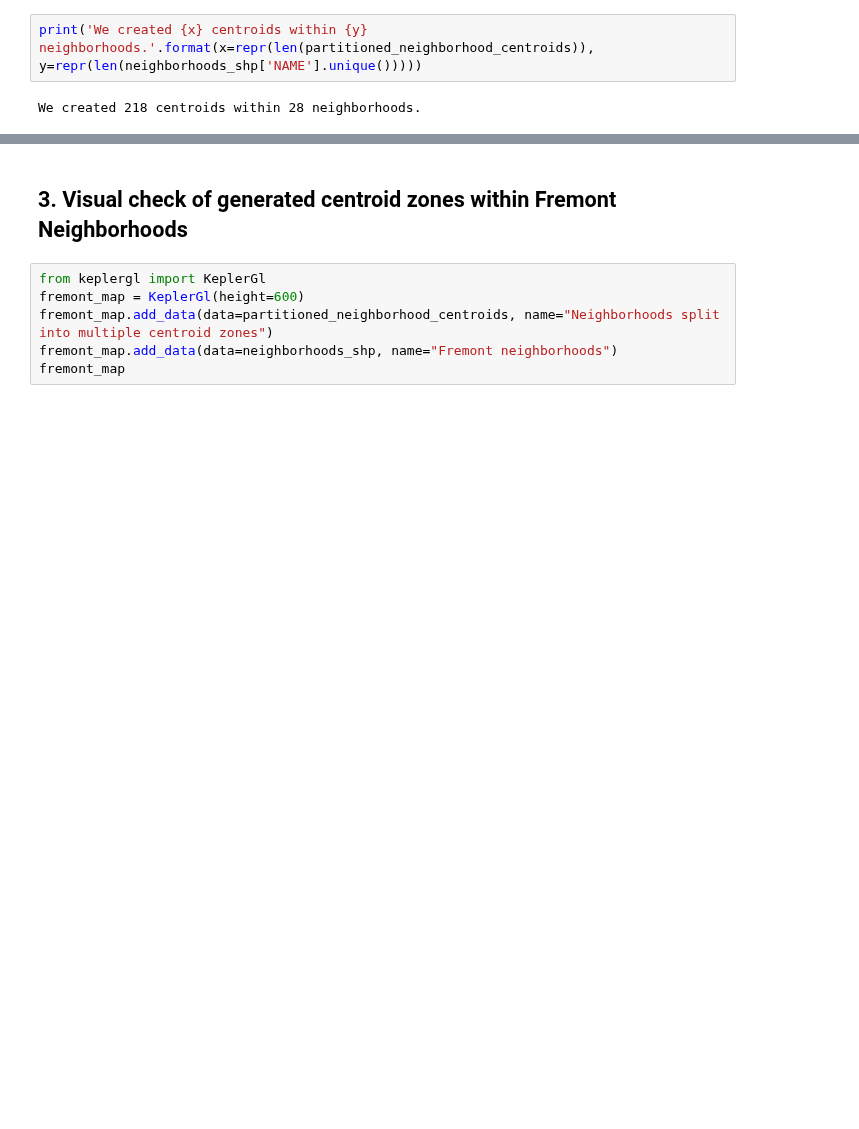
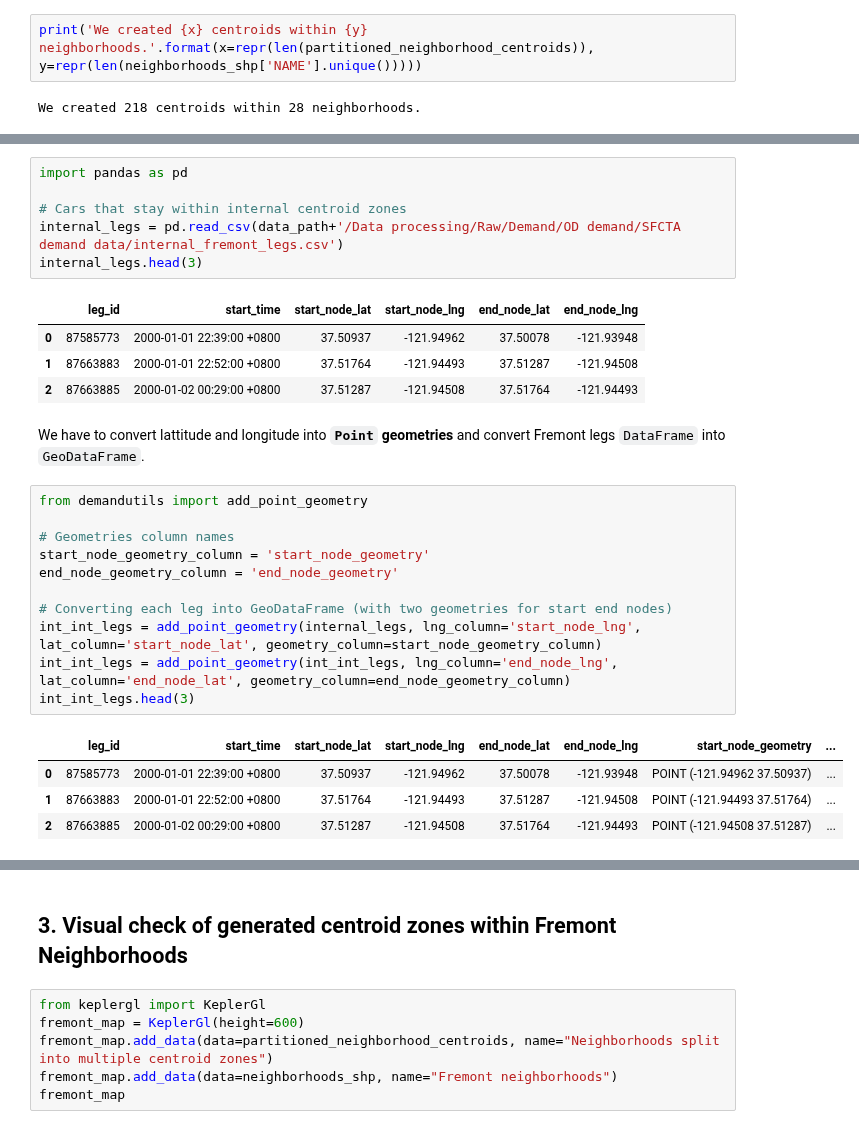
Before and after one commit to Fremont-project/data-processing, a Jupyter notebook: pipeline/demand/Generating centroids within Fremont neighborhoods.ipynb, the cells around one changed output, grey strips where cells are left out. Saved outputs shown, nothing was run; the diff lists cells and outputs as text; blank space fills up the shorter version.

```diff
--- a/pipeline/demand/Generating centroids within Fremont neighborhoods.ipynb
+++ b/pipeline/demand/Generating centroids within Fremont neighborhoods.ipynb
@@ -135,0 +175,29 @@ We created 218 centroids within 28 neighborhoods.
+# %%
+import pandas as pd
+
+# Cars that stay within internal centroid zones
+internal_legs = pd.read_csv(data_path+'/Data processing/Raw/Demand/OD demand/SFCTA demand data/internal_fremont_legs.csv')
+internal_legs.head(3)
+# %% [output]
+|  | leg_id | start_time | start_node_lat | start_node_lng | end_node_lat | end_node_lng |
+| 0 | 87585773 | 2000-01-01 22:39:00 +0800 | 37.50937 | -121.94962 | 37.50078 | -121.93948 |
+| 1 | 87663883 | 2000-01-01 22:52:00 +0800 | 37.51764 | -121.94493 | 37.51287 | -121.94508 |
+| 2 | 87663885 | 2000-01-02 00:29:00 +0800 | 37.51287 | -121.94508 | 37.51764 | -121.94493 |
+# %% [markdown]
+We have to convert lattitude and longitude into **`Point` geometries** and convert Fremont legs `DataFrame` into `GeoDataFrame`.
+# %%
+from demandutils import add_point_geometry
+
+# Geometries column names
+start_node_geometry_column = 'start_node_geometry'
+end_node_geometry_column = 'end_node_geometry'
+
+# Converting each leg into GeoDataFrame (with two geometries for start end nodes)
+int_int_legs = add_point_geometry(internal_legs, lng_column='start_node_lng', lat_column='start_node_lat', geometry_column=start_node_geometry_column)
+int_int_legs = add_point_geometry(int_int_legs, lng_column='end_node_lng', lat_column='end_node_lat', geometry_column=end_node_geometry_column)
+int_int_legs.head(3)
+# %% [output]
+|  | leg_id | start_time | start_node_lat | start_node_lng | end_node_lat | end_node_lng | start_node_geometry | ... |
+| 0 | 87585773 | 2000-01-01 22:39:00 +0800 | 37.50937 | -121.94962 | 37.50078 | -121.93948 | POINT (-121.94962 37.50937) | ... |
+| 1 | 87663883 | 2000-01-01 22:52:00 +0800 | 37.51764 | -121.94493 | 37.51287 | -121.94508 | POINT (-121.94493 37.51764) | ... |
+| 2 | 87663885 | 2000-01-02 00:29:00 +0800 | 37.51287 | -121.94508 | 37.51764 | -121.94493 | POINT (-121.94508 37.51287) | ... |
```
Also changed, not shown: parts of 10 cells of this notebook, 1 other file.
